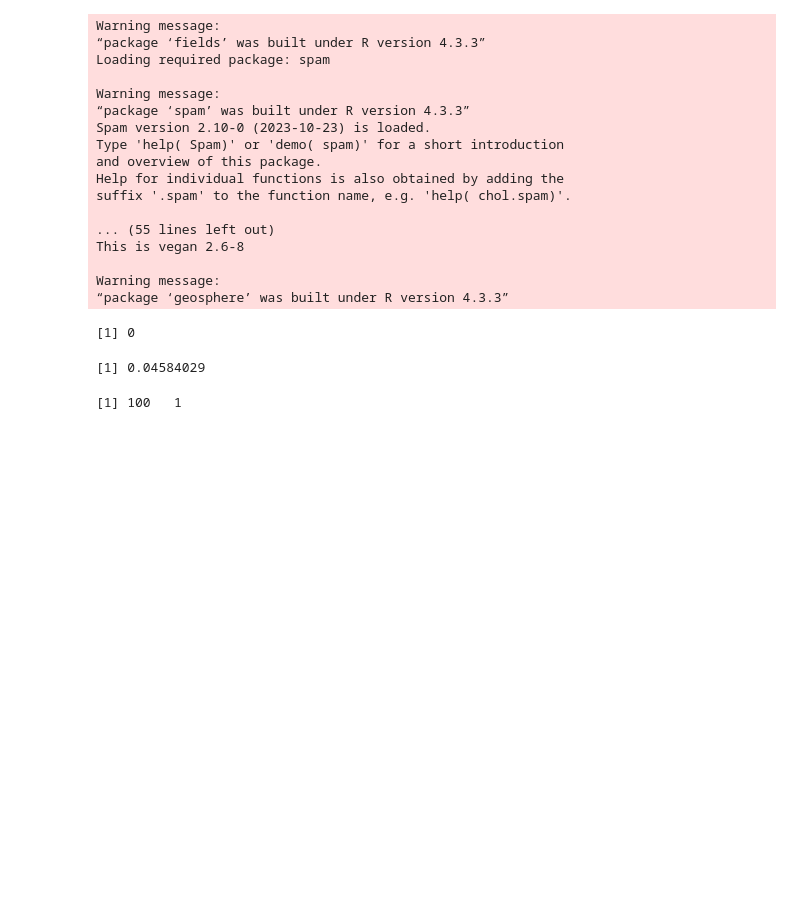
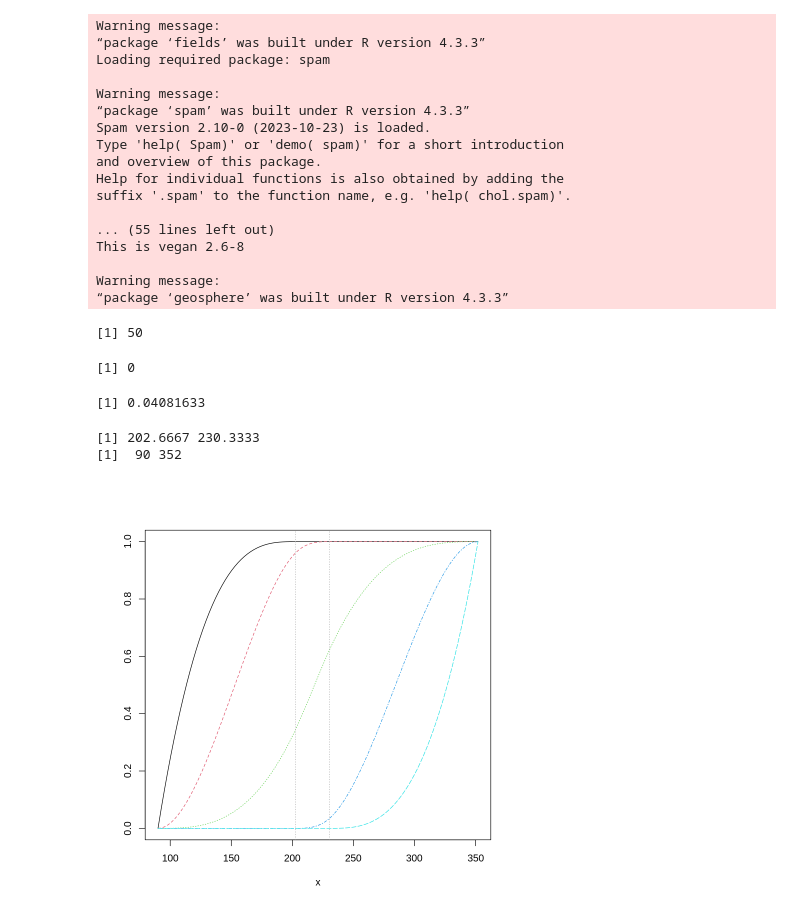
Before and after one commit to butterman0/spGDMM, a Jupyter notebook: nimble_code/SA Family/R_notebook.ipynb, the cells around one changed output. Drawn from its saved outputs; the diff is of its cells as text; code cells hidden in the pictures; blank space fills up the shorter version.

```diff
--- a/nimble_code/SA Family/R_notebook.ipynb
+++ b/nimble_code/SA Family/R_notebook.ipynb
@@ -32,6 +32,8 @@ Warning message:
 #----------------------------------------------------------------
 
 dat_all = read.csv("../../data/sa_family_data.csv")
+set.seed(1)
+dat_all <- dat_all[sample(nrow(dat_all), 50), ]
 
 # Parse data into location, environmental variables, and cover/presence data
 
@@ -45,6 +47,8 @@ write.csv(species_mat, "CSV-comparisons/species_mat_R.csv", row.names = FALSE)
 
 # save num ber of sites
 ns = nrow(location_mat)
+# %% [output]
+[1] 50
 # %%
 #----------------------------------------------------------------
 # Calculate Bray-Curtis dissimilarity -- see proportion of 0's and 1's
@@ -70,7 +74,7 @@ mean(Z == 1)
 write.csv(Z, "CSV-comparisons/Z_R.csv", row.names = FALSE)
 # %% [output]
 [1] 0
-[1] 0.04584029
+[1] 0.04081633
 # %%
 #----------------------------------------------------------------
 # Define covariates that will be warped
@@ -145,7 +151,19 @@ tmp = matrix(rep(1:nrow(dist_use),each = nrow(dist_use)),nrow = nrow(dist_use))
 col_ind = tmp[lower.tri(tmp)]
 tmp = matrix(rep(1:nrow(dist_use),times = nrow(dist_use)),nrow = nrow(dist_use))
 row_ind = tmp[lower.tri(tmp)]
-# %%
-dim(df)
-# %% [output]
-[1] 100   1
+# %%
+knots <- list(min(X[,1]) + (max(X[,1]) - min(X[,1])) / 3, min(X[,1]) + (max(X[,1]) - min(X[,1]))* 2 / 3)
+
+I_spline_test <- iSpline(X[, 1], degree = deg - 1, df = df_use, intercept = TRUE)
+
+plot(I_spline_test, mark_knots = 'internal')
+
+internal_knots <- knots(I_spline_test)
+boundary_knots <- knots(I_spline_test, type = 'boundary')
+
+print(internal_knots)
+print(boundary_knots)
+# %% [output]
+[1] 202.6667 230.3333
+[1]  90 352
+[figure, added]
```
Also changed, not shown: parts of 6 cells of this notebook.
